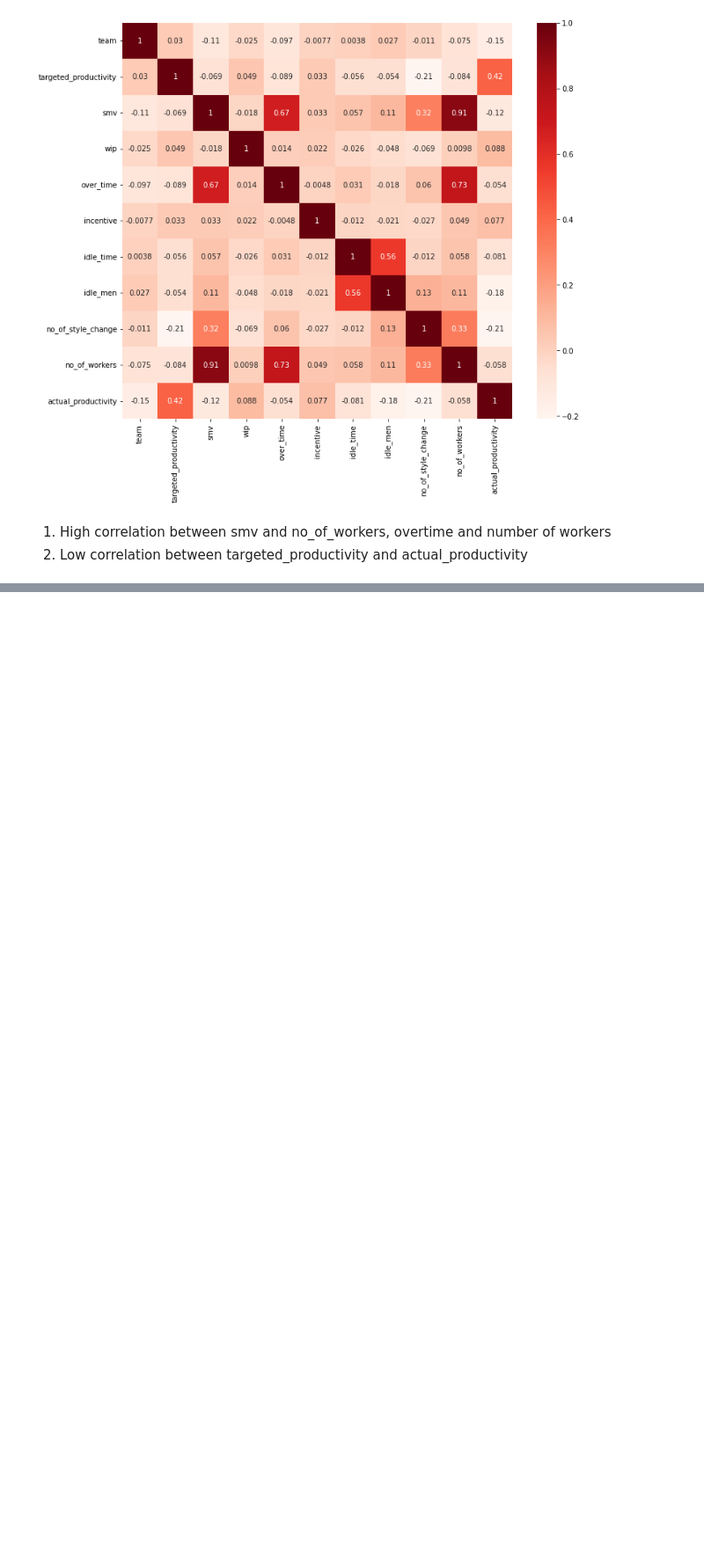
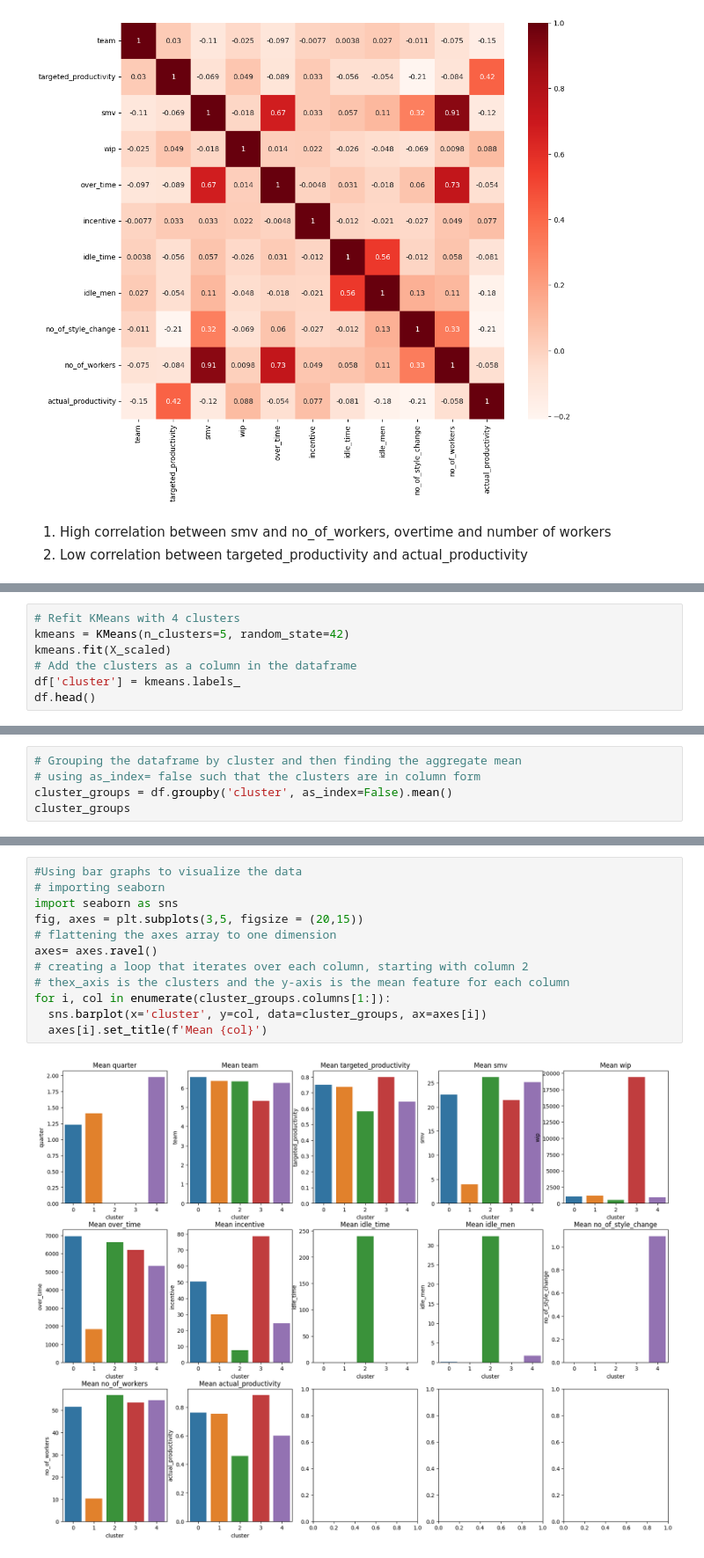
Before and after one commit to Gloria-L19/Possible-data-sets, a Jupyter notebook: Worker_productivity.ipynb, the cells around one changed output, grey strips where cells are left out. Shown at 88% size. Saved outputs shown, nothing was run; the diff lists cells and outputs as text; blank space fills up the shorter version.

```diff
--- a/Worker_productivity.ipynb
+++ b/Worker_productivity.ipynb
@@ -238,0 +352,7 @@ sns.heatmap(corr, cmap = 'Reds', annot =True);
+# %%
+# Refit KMeans with 4 clusters
+kmeans = KMeans(n_clusters=5, random_state=42)
+kmeans.fit(X_scaled)
+# Add the clusters as a column in the dataframe
+df['cluster'] = kmeans.labels_
+df.head()
@@ -238,0 +366,5 @@ sns.heatmap(corr, cmap = 'Reds', annot =True);
+# %%
+# Grouping the dataframe by cluster and then finding the aggregate mean
+# using as_index= false such that the clusters are in column form
+cluster_groups = df.groupby('cluster', as_index=False).mean()
+cluster_groups
@@ -238,0 +378,14 @@ sns.heatmap(corr, cmap = 'Reds', annot =True);
+# %%
+#Using bar graphs to visualize the data
+# importing seaborn
+import seaborn as sns
+fig, axes = plt.subplots(3,5, figsize = (20,15))
+# flattening the axes array to one dimension
+axes= axes.ravel()
+# creating a loop that iterates over each column, starting with column 2
+# thex_axis is the clusters and the y-axis is the mean feature for each column
+for i, col in enumerate(cluster_groups.columns[1:]):
+  sns.barplot(x='cluster', y=col, data=cluster_groups, ax=axes[i])
+  axes[i].set_title(f'Mean {col}')
+# %% [output]
+[figure, added]
```
Also changed, not shown: parts of 21 cells of this notebook.
